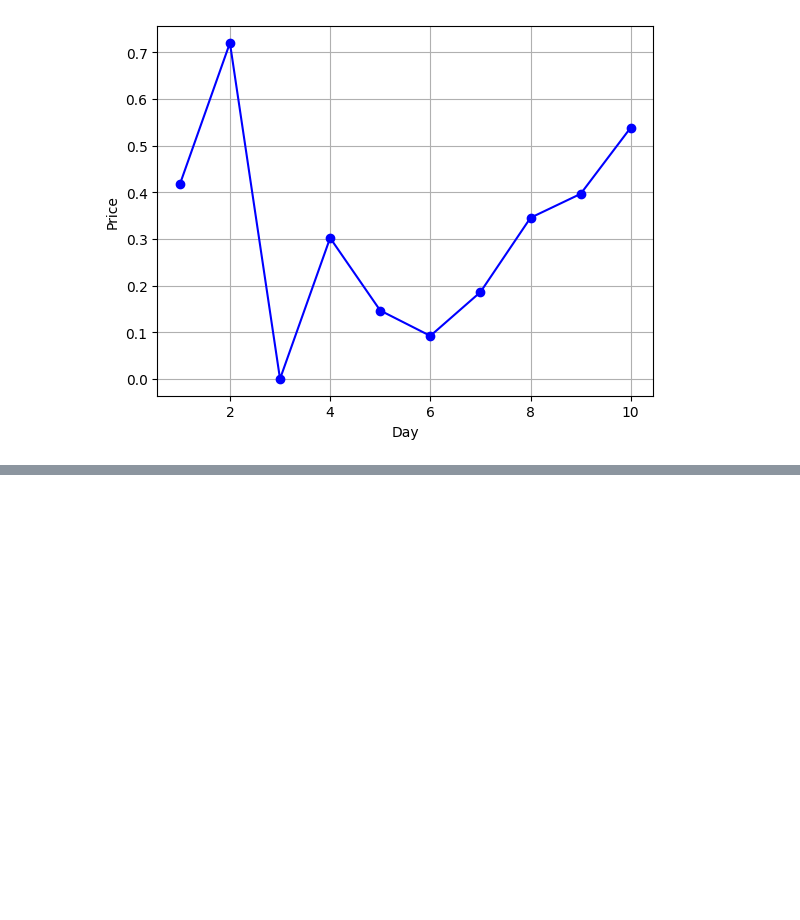
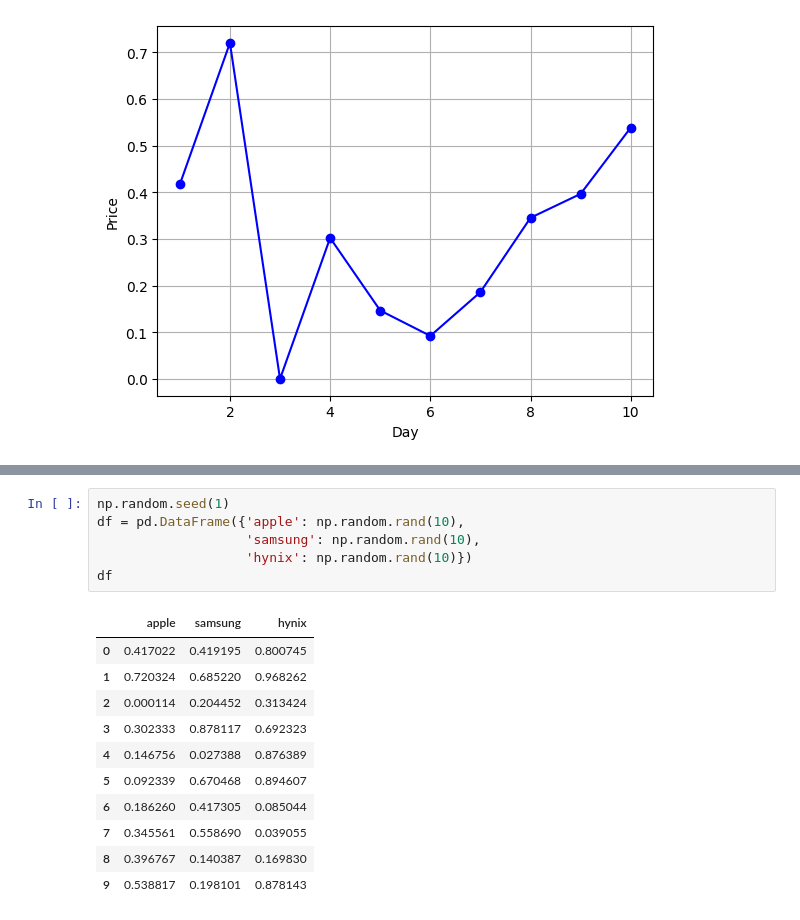
Before and after one commit to JakeOh/202504_itwill_oracle88, a Jupyter notebook: python20.ipynb, the cells around one changed output, grey strips where cells are left out. Saved outputs shown, nothing was run; the diff lists cells and outputs as text; blank space fills up the shorter version.

```diff
--- a/python20.ipynb
+++ b/python20.ipynb
@@ -566,0 +581,18 @@ plt.show()
+# %%
+np.random.seed(1)
+df = pd.DataFrame({'apple': np.random.rand(10),
+                   'samsung': np.random.rand(10),
+                   'hynix': np.random.rand(10)})
+df
+# %% [output]
+|  | apple | samsung | hynix |
+| 0 | 0.417022 | 0.419195 | 0.800745 |
+| 1 | 0.720324 | 0.685220 | 0.968262 |
+| 2 | 0.000114 | 0.204452 | 0.313424 |
+| 3 | 0.302333 | 0.878117 | 0.692323 |
+| 4 | 0.146756 | 0.027388 | 0.876389 |
+| 5 | 0.092339 | 0.670468 | 0.894607 |
+| 6 | 0.186260 | 0.417305 | 0.085044 |
+| 7 | 0.345561 | 0.558690 | 0.039055 |
+| 8 | 0.396767 | 0.140387 | 0.169830 |
+| 9 | 0.538817 | 0.198101 | 0.878143 |
```
Also changed, not shown: parts of 4 cells of this notebook.
